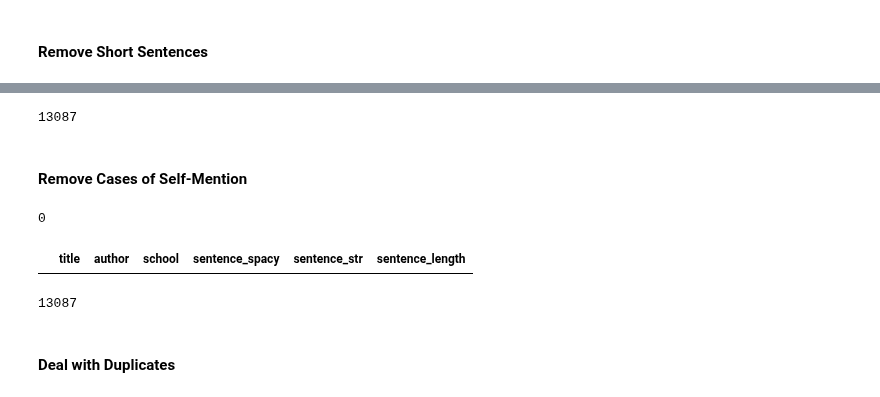
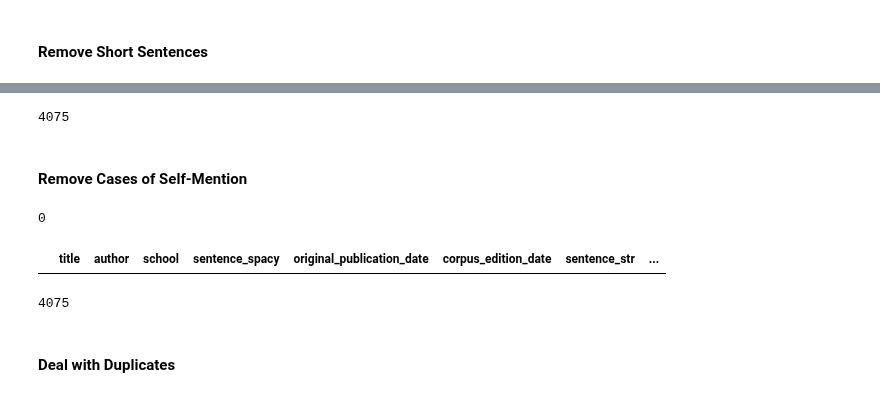
Before and after one commit to kcalizadeh/PDP_data_processing, a Jupyter notebook: new_text_introduction_notebook.ipynb, the cells around one changed output, grey strips where cells are left out. Saved outputs shown, nothing was run; the diff lists cells and outputs as text; code cells hidden in the pictures.

Commit message:
adding augustine and streamlining some processes

```diff
--- a/new_text_introduction_notebook.ipynb
+++ b/new_text_introduction_notebook.ipynb
@@ -34,3 +30,9 @@ beauvoir_second_sex = beauvoir_second_sex.split('’s message of freedom and ind
+# %%
+# if you are deleting an old text that was added here, make sure it is in the
+# primary database construction notebook
+augustine_confessions = get_guten('http://www.gutenberg.org/cache/epub/3296/pg3296.txt')
+# %%
+augustine_confessions = augustine_confessions.split('AD 401')[1][22:].split('GRATIAS TIBI DOMINE')[0]
 # %% [markdown]
 ### Clean the Text
 # %%
@@ -137,13 +139,15 @@ def baseline_clean(to_correct,
 # %%
 # build a dictionary for the book
 book_dict = {
-    'author': 'mary wollstonecraft',
-    'title': 'vindication of the rights of woman',
-    'text': wollstonecraft_vindication,
-    'school': 'feminism',
+    'author': 'Augustine',
+    'title': 'Confessions Of St. Augustine',
+    'text': augustine_confessions,
+    'school': 'Scholasticism',
     'words to remove': [],
     'remove capitals': False,
-    'bracketed fn': False
+    'bracketed fn': False,
+    'original date': 398,
+    'corpus date': 2002
 }
 # %%
 #@title Oddities Dictionary for Cleaning
@@ -307,6 +311,8 @@ def from_raw_to_df(text_dict):
   text_df['author'] = text_dict['author']
   text_df['title'] = text_dict['title']
   text_df['school'] = text_dict['school']
+  text_df['original_publication_date'] = text_dict['original date']
+  text_df['corpus_edition_date'] = text_dict['corpus date']
   text_df['sentence_str'] = text_df['sentence_spacy'].apply(lambda x: ''.join(list(str(x))))
   return text_df
 # %%
@@ -351,22 +357,24 @@ there are 559 so-called sentences with fewer than 20 characters
 df = df.drop(df[df['sentence_length'] < 20].index)
 len(df)
 # %% [output]
-13087
+4075
 # %% [markdown]
 #### Remove Cases of Self-Mention
 # %%
-self_mentions = df[df['sentence_str'].str.contains('\s'+'Beauvoir'.lower())]
+# change the author name in this cell
+
+self_mentions = df[df['sentence_str'].str.contains('\s'+'Augustine'.lower())]
 print(len(self_mentions))
 self_mentions
 # %% [output]
 0
-|  | title | author | school | sentence_spacy | sentence_str | sentence_length |
+|  | title | author | school | sentence_spacy | original_publication_date | corpus_edition_date | sentence_str | ... |
 # %%
-df = df.drop(df[df['sentence_str'].str.contains('\s'+'Beauvoir'.lower())].index)
+df = df.drop(df[df['sentence_str'].str.contains('\s'+'Augustine'.lower())].index)
 
 len(df)
 # %% [output]
-13087
+4075
 # %% [markdown]
 #### Deal with Duplicates
 # %%
```
Also changed, not shown: parts of 24 cells of this notebook.
